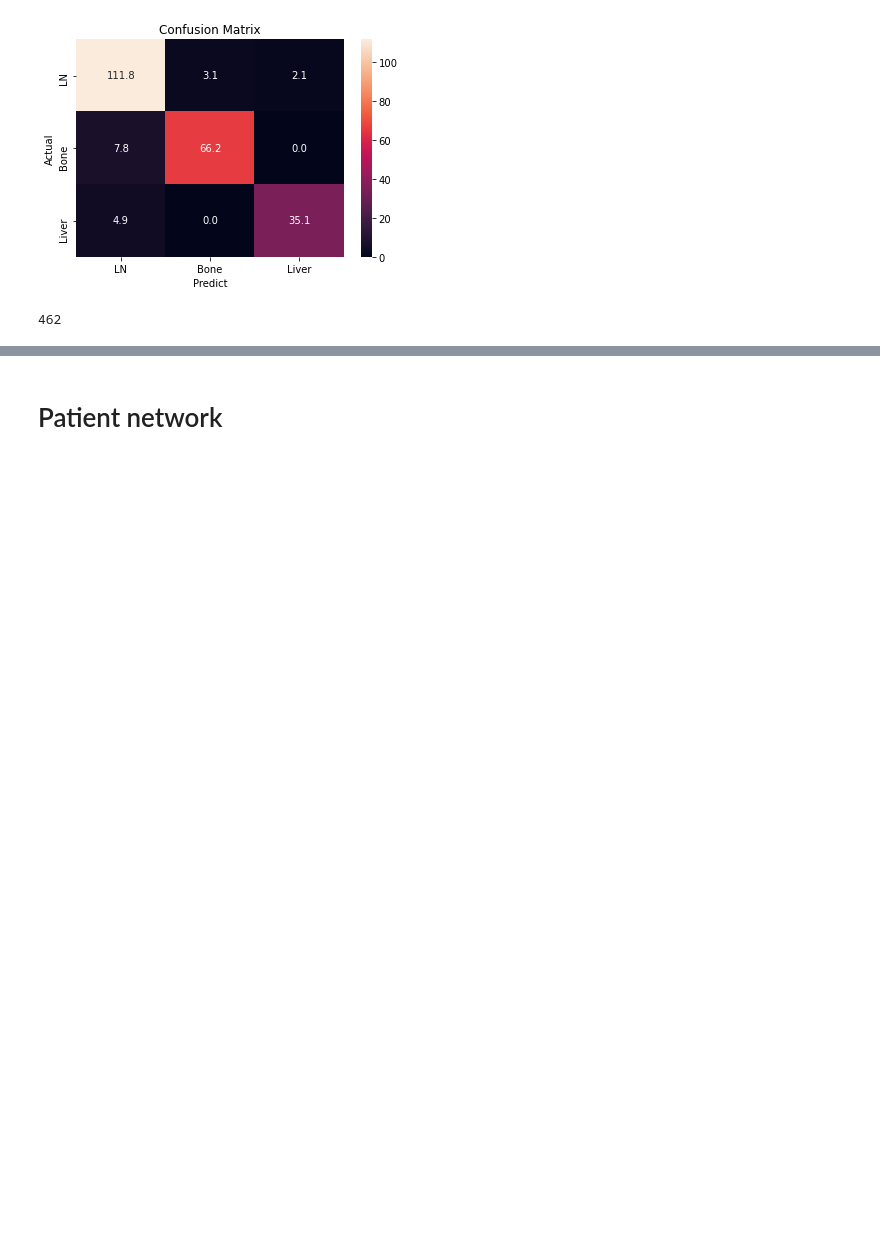
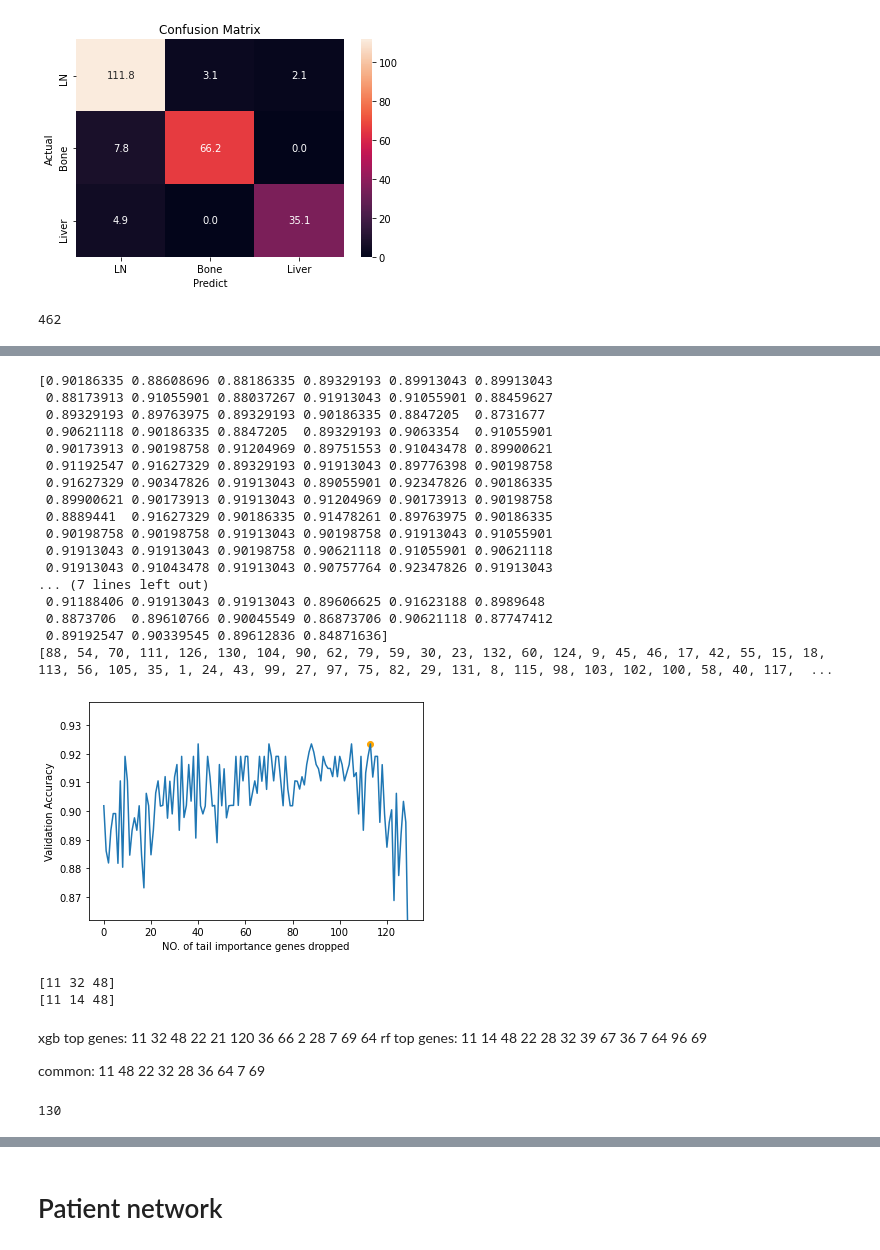
Before and after one commit to zcablii/Master_cancer_project, a Jupyter notebook: network&XGBoost.ipynb, the cells around one changed output, grey strips where cells are left out. Saved outputs shown, nothing was run; the diff lists cells and outputs as text; code cells hidden in the pictures; blank space fills up the shorter version.

```diff
--- a/network&XGBoost.ipynb
+++ b/network&XGBoost.ipynb
@@ -777,0 +883,63 @@ len(y_pred)
+# %%
+accs = np.mean(lp_acc,axis=0)
+print(accs)
+print(gene_taken_off_sequence)
+
+plt.figure()
+plt.xlabel('NO. of tail importance genes dropped')
+plt.ylabel('Validation Accuracy')
+plt.plot(np.arange(len(accs)), accs)
+plt.scatter(113, accs[113], color = 'orange')
+plt.ylim([0.862, 0.938])
+# plt.scatter(112, accs[112], color = 'y')
+plt.show()
+# %% [output]
+[0.90186335 0.88608696 0.88186335 0.89329193 0.89913043 0.89913043
+ 0.88173913 0.91055901 0.88037267 0.91913043 0.91055901 0.88459627
+ 0.89329193 0.89763975 0.89329193 0.90186335 0.8847205  0.8731677
+ 0.90621118 0.90186335 0.8847205  0.89329193 0.9063354  0.91055901
+ 0.90173913 0.90198758 0.91204969 0.89751553 0.91043478 0.89900621
+ 0.91192547 0.91627329 0.89329193 0.91913043 0.89776398 0.90198758
+ 0.91627329 0.90347826 0.91913043 0.89055901 0.92347826 0.90186335
+ 0.89900621 0.90173913 0.91913043 0.91204969 0.90173913 0.90198758
+ 0.8889441  0.91627329 0.90186335 0.91478261 0.89763975 0.90186335
+ 0.90198758 0.90198758 0.91913043 0.90198758 0.91913043 0.91055901
+ 0.91913043 0.91913043 0.90198758 0.90621118 0.91055901 0.90621118
+ 0.91913043 0.91043478 0.91913043 0.90757764 0.92347826 0.91913043
+... (7 lines left out)
+ 0.91188406 0.91913043 0.91913043 0.89606625 0.91623188 0.8989648
+ 0.8873706  0.89610766 0.90045549 0.86873706 0.90621118 0.87747412
+ 0.89192547 0.90339545 0.89612836 0.84871636]
+[88, 54, 70, 111, 126, 130, 104, 90, 62, 79, 59, 30, 23, 132, 60, 124, 9, 45, 46, 17, 42, 55, 15, 18, 113, 56, 105, 35, 1, 24, 43, 99, 27, 97, 75, 82, 29, 131, 8, 115, 98, 103, 102, 100, 58, 40, 117,  ...
+[figure, added]
+# %%
+xgb_takeoff = [41, 88, 95, 34, 81, 82, 65, 62, 100, 104, 115, 29, 113, 91, 37, 56, 116, 17, 18, 60,
+102, 78, 122, 121, 73, 105, 50, 98, 45, 119, 92, 84, 14, 15, 130, 101, 128, 126, 125,
+127, 51, 103, 124, 26, 59, 42, 77, 8, 6, 35, 111, 90, 19, 38, 97, 58, 112, 23, 55, 47,
+72, 114, 89, 54, 106, 1, 117, 20, 25, 131, 9, 3, 108, 79, 43, 110, 86, 39, 5, 24, 52,
+30, 109, 53, 10, 87, 27, 132, 67, 44, 94, 75, 49, 13, 76, 74, 40, 46, 63, 68, 123, 12,
+31, 33, 71, 118, 93, 4, 80, 96, 83, 85, 129, 0, 16, 107, 99, 61, 70, 57,
+64, 69, 7, 28, 2, 66, 36, 120, 21, 22]
+
+rf_takeoff = [88, 54, 70, 111, 126, 130, 104, 90, 62, 79, 59, 30, 23, 132, 60, 124, 9,
+              45, 46, 17, 42, 55, 15, 18, 113, 56, 105, 35, 1, 24, 43, 99, 27, 97, 75, 82,
+              29, 131, 8, 115, 98, 103, 102, 100, 58, 40, 117, 112, 31, 127, 101, 12, 106,
+              95, 92, 89, 52, 37, 119, 93, 38, 19, 107, 84, 128, 108, 68, 33, 94, 3, 26, 81,
+              80, 116, 4, 13, 121, 123, 114, 20, 51, 50, 61, 47, 6, 72, 78, 109, 83, 85, 86, 34,
+              110, 71, 0, 65, 49, 63, 129, 73, 41, 122, 118, 77, 74, 125, 76, 66, 25, 5, 87, 2,
+              44, 91, 57, 10, 16, 21, 53, 120, 69, 96, 64, 7, 36, 67, 39, 32, 28, 22]
+
+print(np.setdiff1d( list(range(133)) ,xgb_takeoff))
+print(np.setdiff1d( list(range(133)) ,rf_takeoff))
+# %% [output]
+[11 32 48]
+[11 14 48]
+# %% [markdown]
+xgb top genes: 11 32 48 22 21   120 36 66 2 28 7 69 64
+rf top genes:  11 14 48 22 28   32 39 67 36 7 64 96 69
+
+common: 11 48 22 32 28 36 64 7 69
+# %%
+print(len(gene_taken_off_sequence))
+# %% [output]
+130
```
Also changed, not shown: parts of 13 cells of this notebook.
